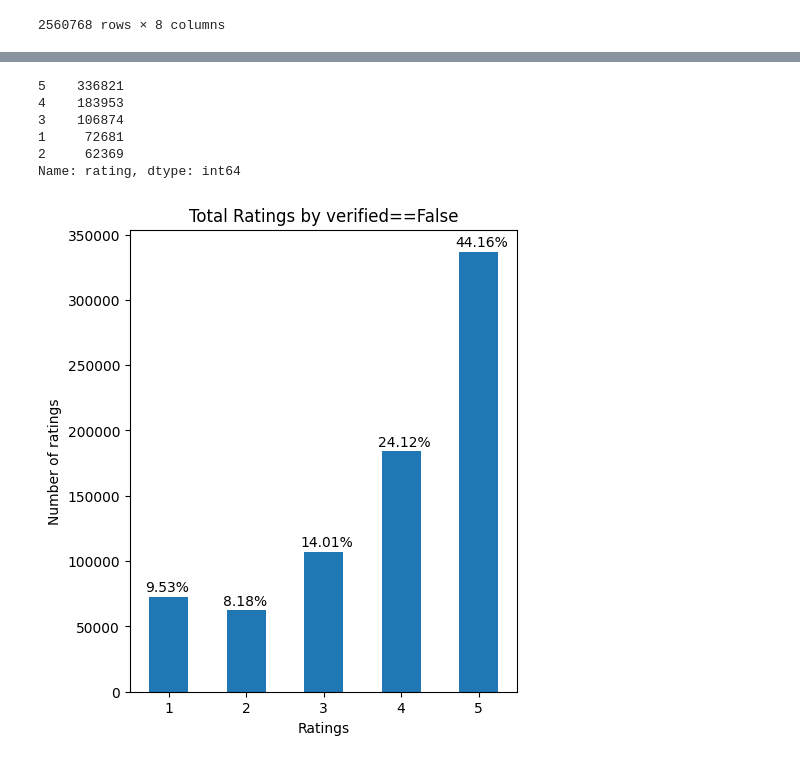
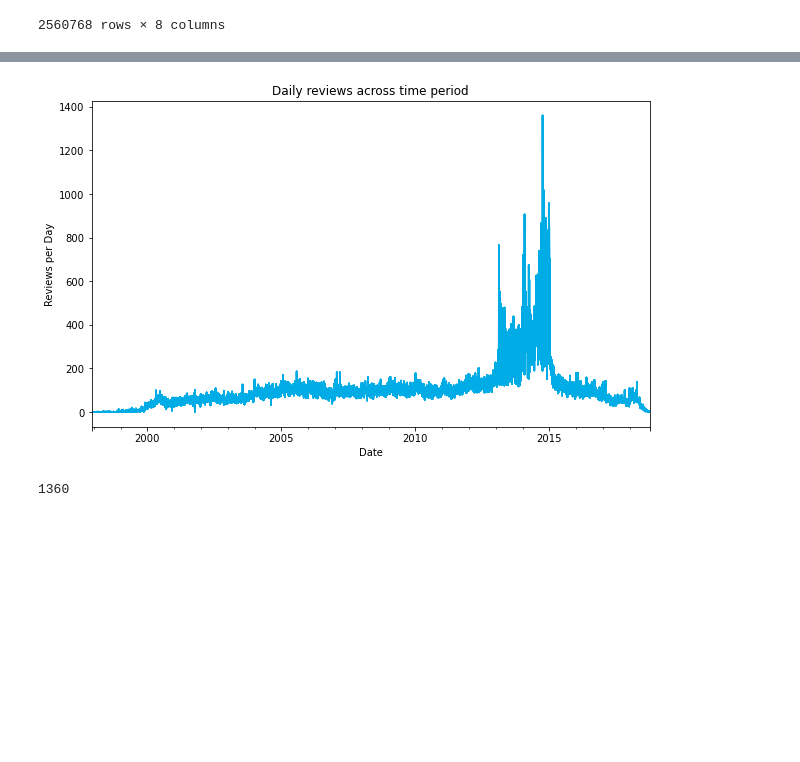
Before and after one commit to BubbleTee97/Time-Series, a Jupyter notebook: xxxv3.ipynb, the cells around one changed output, grey strips where cells are left out. Drawn from its saved outputs; the diff is of its cells as text; code cells hidden in the pictures; blank space fills up the shorter version.

```diff
--- a/xxxv3.ipynb
+++ b/xxxv3.ipynb
@@ -299,24 +369,14 @@ df_false.head(2)
-# %%
-df_false['rating'].value_counts()
-# %% [output]
-5    336821
-4    183953
-3    106874
-1     72681
-2     62369
-Name: rating, dtype: int64
-# %%
-plt.figure(figsize=(5,6))
-rating = df_false['rating'].value_counts().sort_index(ascending=False)[::-1]
-total_count = len(df_false)
-ax = rating.plot(kind='bar')
-for i,v in enumerate(rating):
-    percent = round((v/total_count)*100, 2)
-    ax.text(i-0.3, v+4000, str(percent) + '%')
-plt.title('Total Ratings by verified==False')
-plt.xlabel('Ratings')
-plt.ylabel('Number of ratings')
-plt.xticks(rotation=0)
-plt.show()
-# %% [output]
-[figure, removed]
+# %%
+# Line plot to visualize the number of reviews per day across the datetime index
+df_false_count = df_false.resample('D').count()
+df_false_count.plot(kind='line', figsize=(10, 6), legend=None, color='#00ace6')
+plt.xlabel('Date')
+plt.ylabel('Reviews per Day')
+plt.title('Daily reviews across time period')
+plt.show()
+# %% [output]
+[figure, added]
+# %%
+df_false_count['rating'].max()
+# %% [output]
+1360
```
Also changed, not shown: parts of 45 cells of this notebook.
